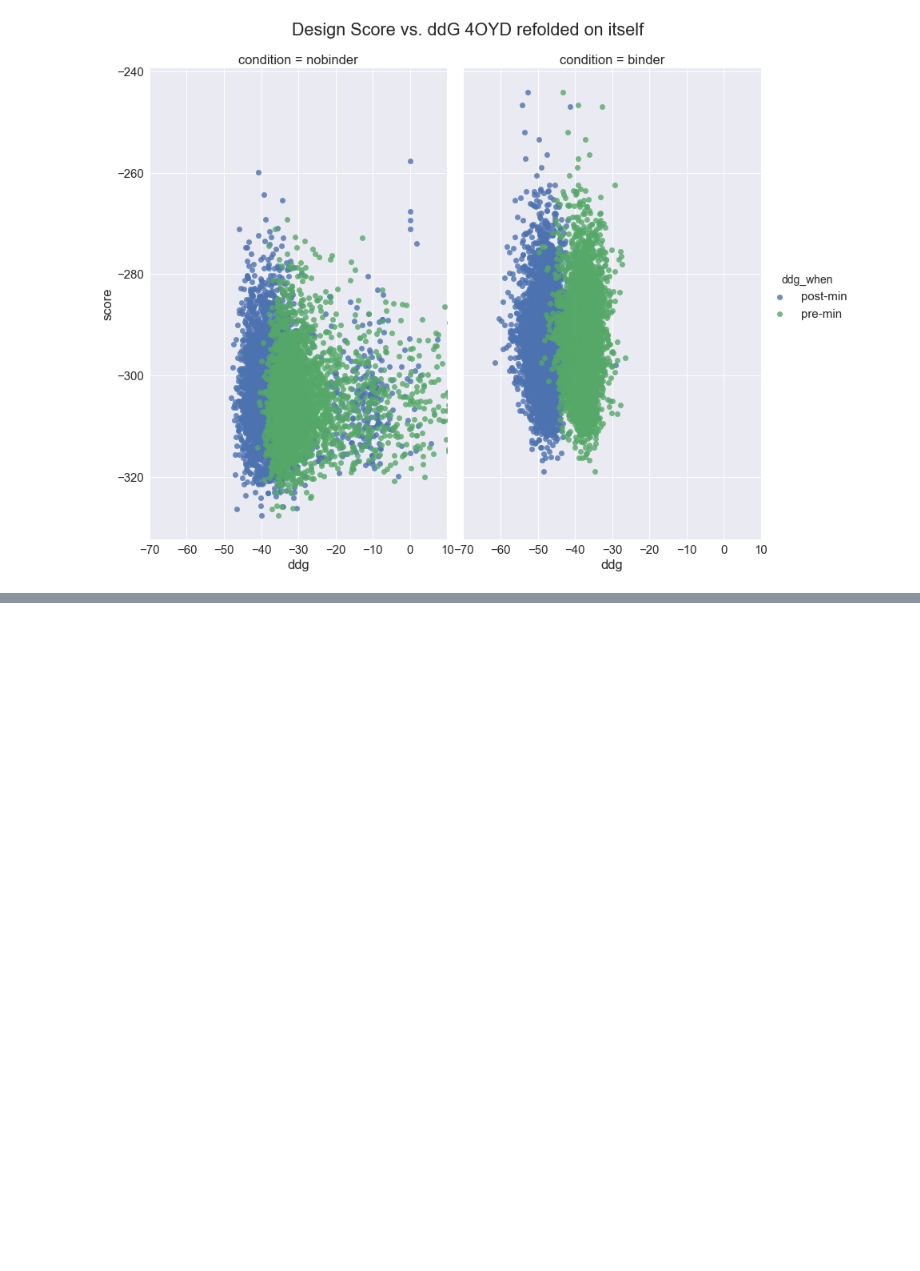
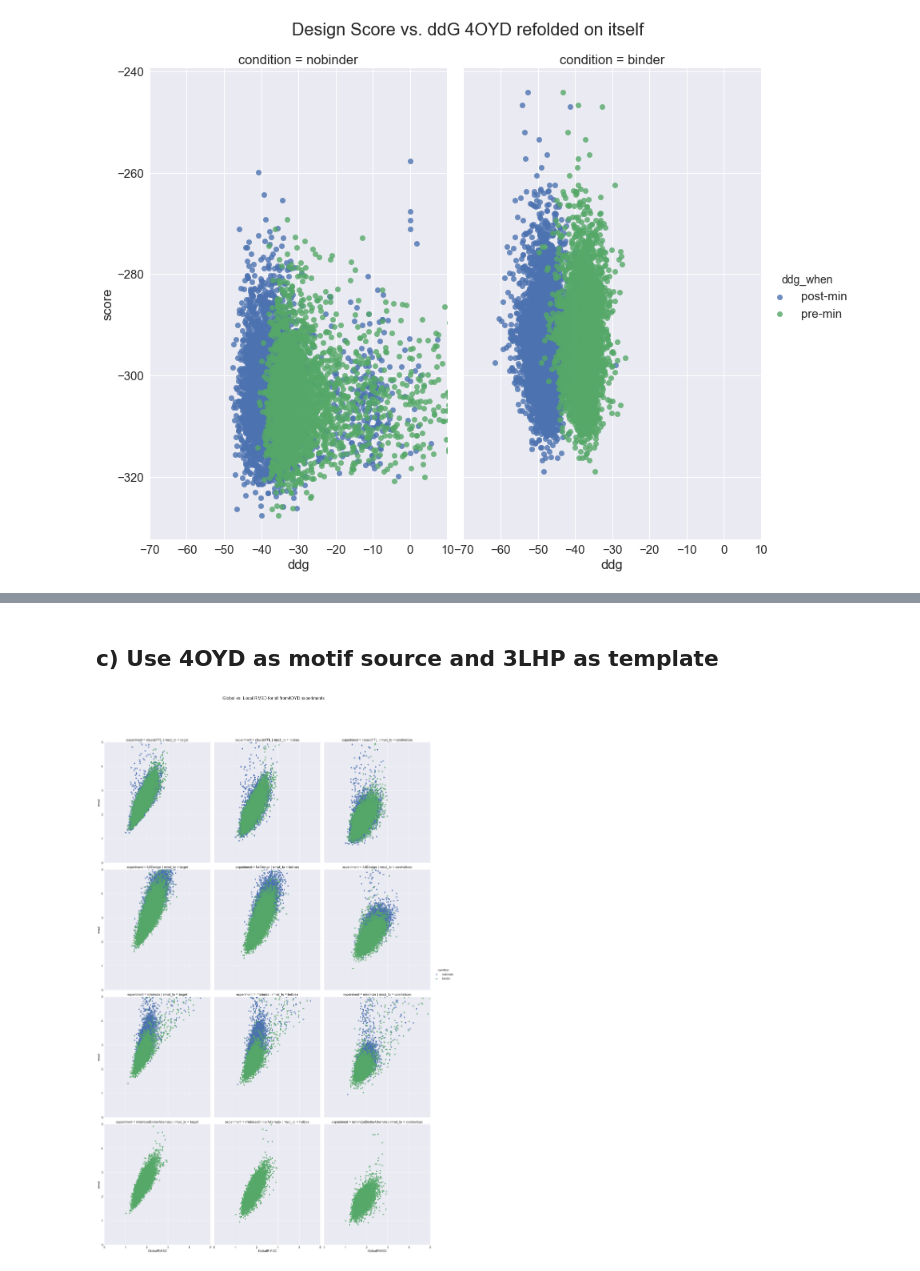
Before and after one commit to jaumebonet/FunFolDesTutorial, a Jupyter notebook: benchmark/scientific/bcl2/README.ipynb, the cells around one changed output, grey strips where cells are left out. Saved outputs shown, nothing was run; the diff lists cells and outputs as text; code cells hidden in the pictures; blank space fills up the shorter version.

```diff
--- a/benchmark/scientific/bcl2/README.ipynb
+++ b/benchmark/scientific/bcl2/README.ipynb
@@ -203,0 +212,2 @@ sns.plt.show()
+# %% [markdown]
+## c) Use 4OYD as motif source and 3LHP as template
@@ -203,0 +255,10 @@ sns.plt.show()
+# %%
+g = sns.FacetGrid(from4oydDF[1], col="rmsd_to", hue="condition", row="experiment", size=10, aspect=0.8, legend_out=True)
+g = (g.map(sns.regplot, "GlobalRMSD", "rmsd", fit_reg=False).add_legend())
+plt.subplots_adjust(top=0.9)
+g.axes[0,0].set_ylim(0,5)
+g.axes[0,0].set_xlim(0,5)
+g.fig.suptitle('Global vs. Local RMSD for all from4OYD experiments')
+sns.plt.show()
+# %% [output]
+[figure, added]
```
Also changed, not shown: parts of 8 cells of this notebook, 6 other files.
